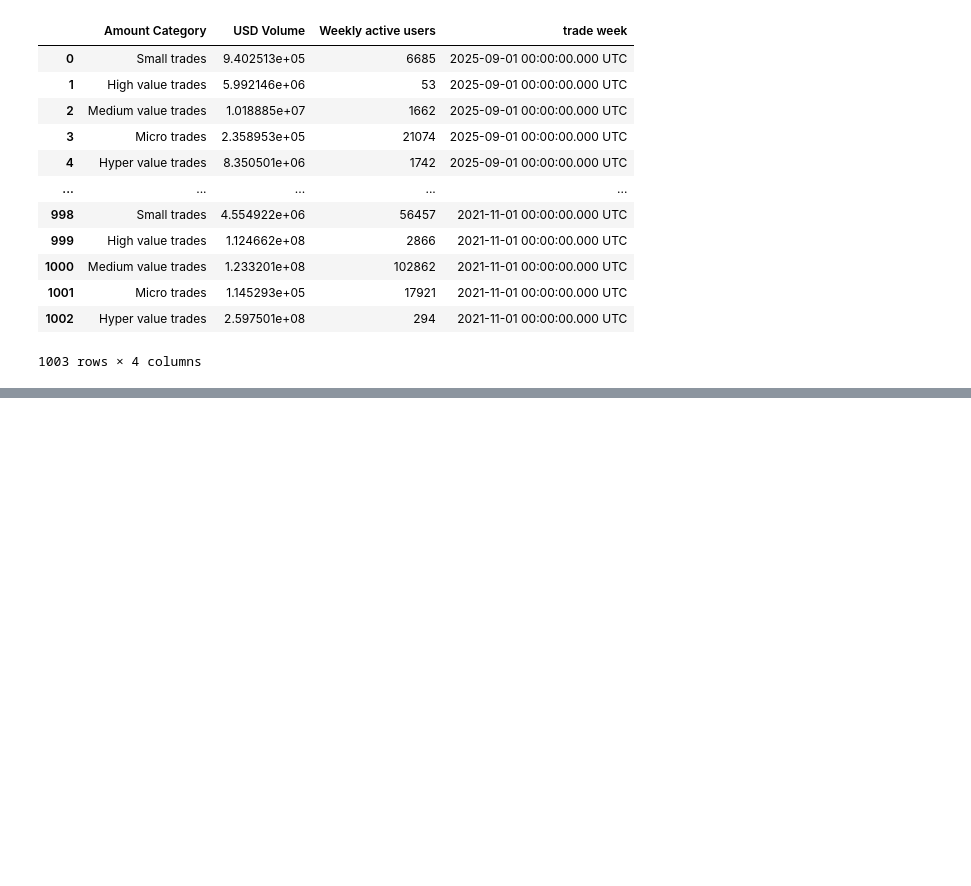
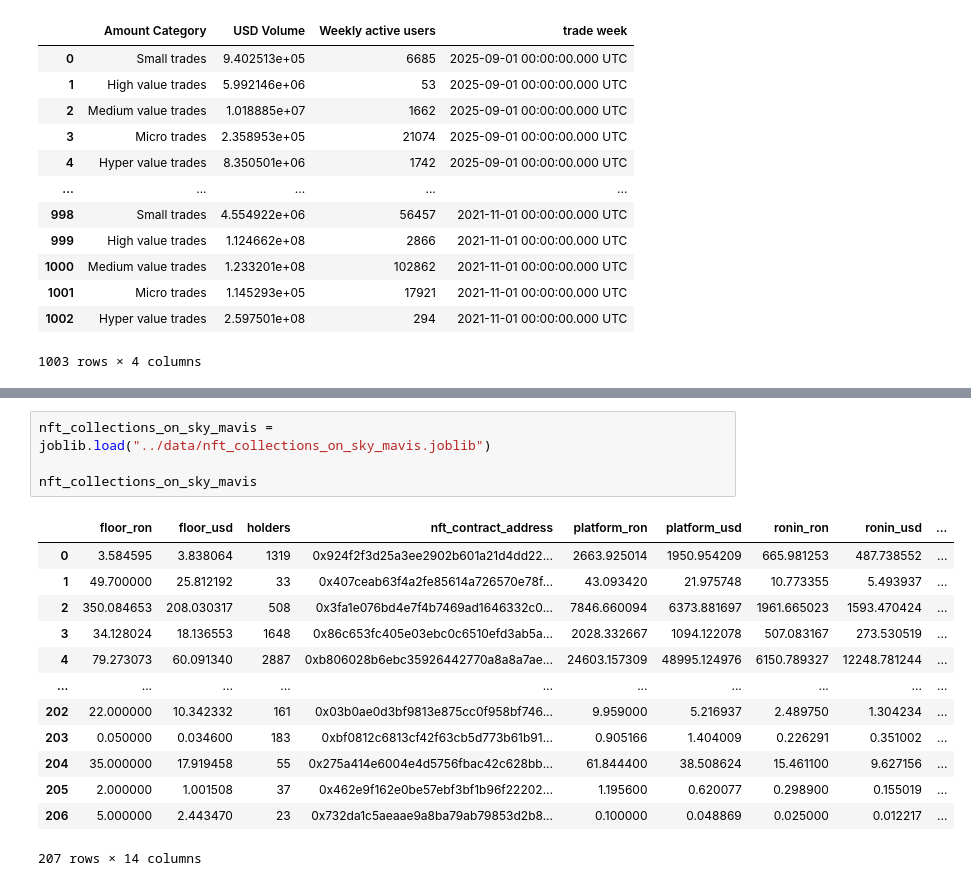
Before and after one commit to joshuatochinwachi/Ronin-Ecosystem-Tracker, a Jupyter notebook: Notebooks/01_data.ipynb, the cells around one changed output, grey strips where cells are left out. Cells and saved outputs as stored; diff of their text form; blank space fills up the shorter version.

```diff
--- a/Notebooks/01_data.ipynb
+++ b/Notebooks/01_data.ipynb
@@ -432,0 +459,18 @@ WRON_weekly_trade_volume_and_user_segmentation_on_Katana_df
+# %%
+nft_collections_on_sky_mavis = joblib.load("../data/nft_collections_on_sky_mavis.joblib")
+
+nft_collections_on_sky_mavis
+# %% [output]
+|  | floor_ron | floor_usd | holders | nft_contract_address | platform_ron | platform_usd | ronin_ron | ronin_usd | ... |
+| 0 | 3.584595 | 3.838064 | 1319 | 0x924f2f3d25a3ee2902b601a21d4dd22... | 2663.925014 | 1950.954209 | 665.981253 | 487.738552 | ... |
+| 1 | 49.700000 | 25.812192 | 33 | 0x407ceab63f4a2fe85614a726570e78f... | 43.093420 | 21.975748 | 10.773355 | 5.493937 | ... |
+| 2 | 350.084653 | 208.030317 | 508 | 0x3fa1e076bd4e7f4b7469ad1646332c0... | 7846.660094 | 6373.881697 | 1961.665023 | 1593.470424 | ... |
+| 3 | 34.128024 | 18.136553 | 1648 | 0x86c653fc405e03ebc0c6510efd3ab5a... | 2028.332667 | 1094.122078 | 507.083167 | 273.530519 | ... |
+| 4 | 79.273073 | 60.091340 | 2887 | 0xb806028b6ebc35926442770a8a8a7ae... | 24603.157309 | 48995.124976 | 6150.789327 | 12248.781244 | ... |
+| ... | ... | ... | ... | ... | ... | ... | ... | ... | ... |
+| 202 | 22.000000 | 10.342332 | 161 | 0x03b0ae0d3bf9813e875cc0f958bf746... | 9.959000 | 5.216937 | 2.489750 | 1.304234 | ... |
+| 203 | 0.050000 | 0.034600 | 183 | 0xbf0812c6813cf42f63cb5d773b61b91... | 0.905166 | 1.404009 | 0.226291 | 0.351002 | ... |
+| 204 | 35.000000 | 17.919458 | 55 | 0x275a414e6004e4d5756fbac42c628bb... | 61.844400 | 38.508624 | 15.461100 | 9.627156 | ... |
+| 205 | 2.000000 | 1.001508 | 37 | 0x462e9f162e0be57ebf3bf1b96f22202... | 1.195600 | 0.620077 | 0.298900 | 0.155019 | ... |
+| 206 | 5.000000 | 2.443470 | 23 | 0x732da1c5aeaae9a8ba79ab79853d2b8... | 0.100000 | 0.048869 | 0.025000 | 0.012217 | ... |
+207 rows × 14 columns
```
Also changed, not shown: parts of 9 cells of this notebook, 4 other files.
